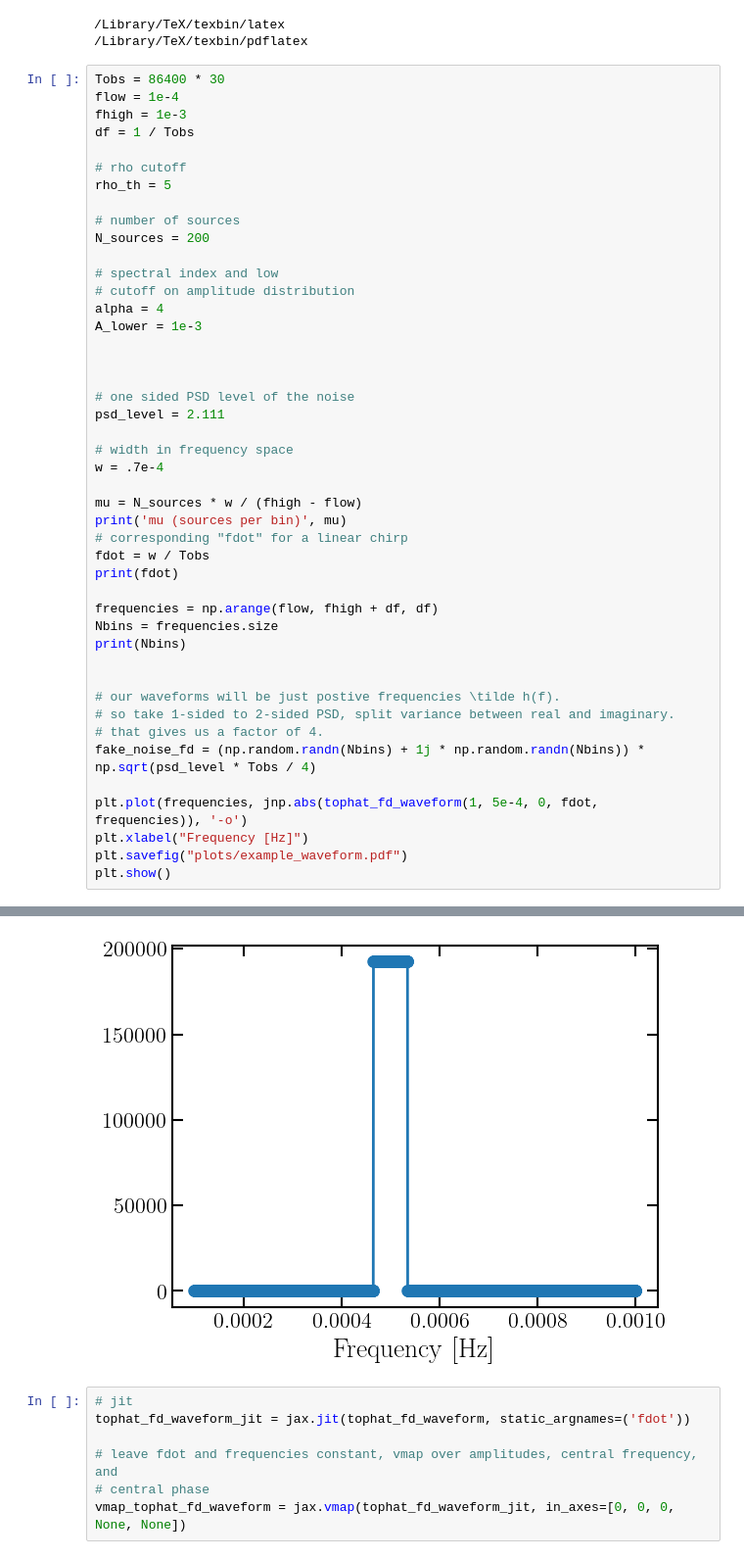
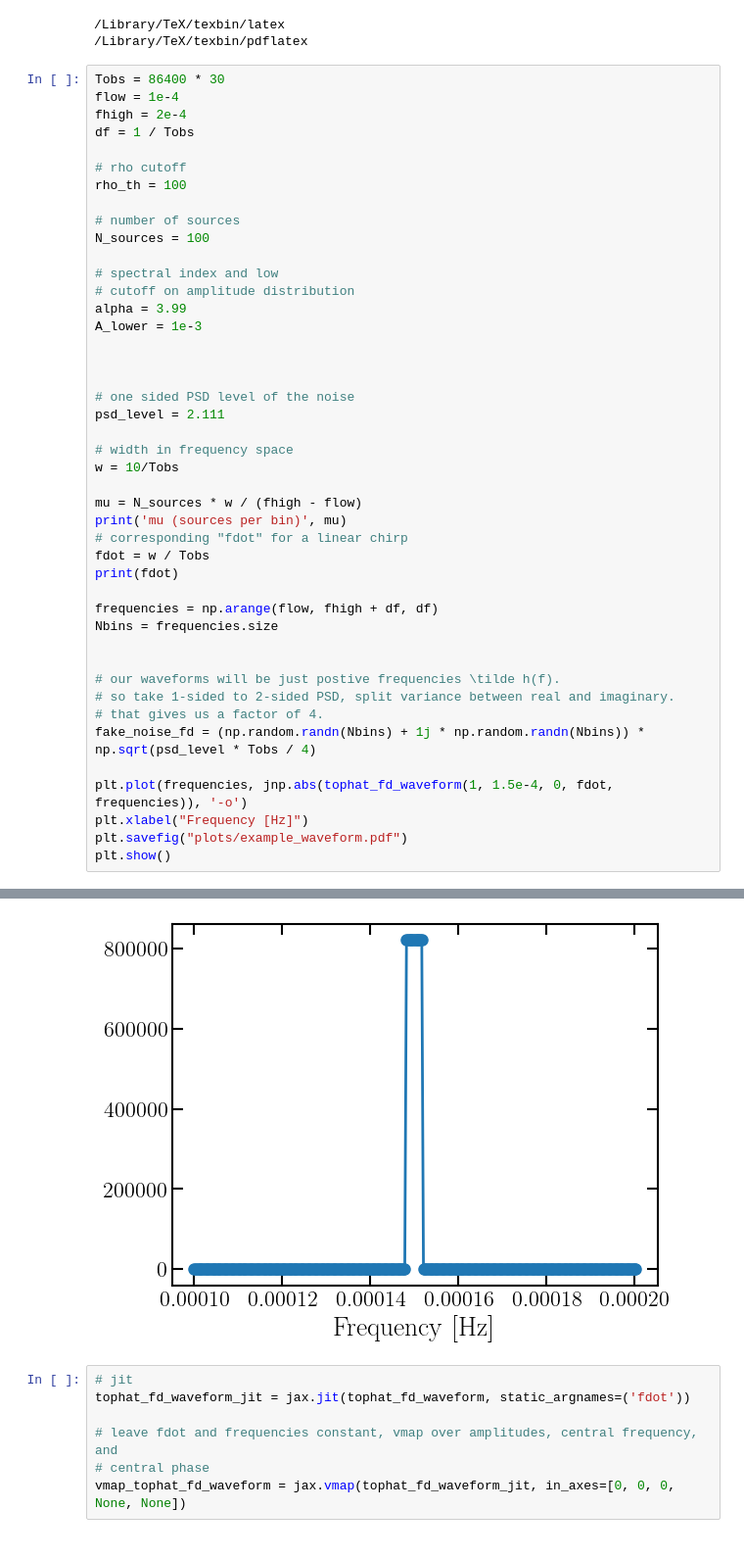
Before and after one commit to meyers-academic/gb_spike_slab, a Jupyter notebook: tophat_populations/top_hat_toy_model.ipynb, the cells around one changed output, grey strips where cells are left out. Shown at 98% size. Saved outputs shown, nothing was run; the diff lists cells and outputs as text.

```diff
--- a/tophat_populations/top_hat_toy_model.ipynb
+++ b/tophat_populations/top_hat_toy_model.ipynb
@@ -67,18 +67,18 @@ print(shutil.which('pdflatex'))
 # %%
 Tobs = 86400 * 30
 flow = 1e-4
-fhigh = 1e-3
+fhigh = 2e-4
 df = 1 / Tobs
 
 # rho cutoff
-rho_th = 5
+rho_th = 100
 
 # number of sources
-N_sources = 200
+N_sources = 100
 
 # spectral index and low
 # cutoff on amplitude distribution
-alpha = 4
+alpha = 3.99
 A_lower = 1e-3
 
 
@@ -87,7 +87,7 @@ A_lower = 1e-3
 psd_level = 2.111
 
 # width in frequency space
-w = .7e-4
+w = 10/Tobs
 
 mu = N_sources * w / (fhigh - flow)
 print('mu (sources per bin)', mu)
@@ -97,7 +97,6 @@ print(fdot)
 
 frequencies = np.arange(flow, fhigh + df, df)
 Nbins = frequencies.size
-print(Nbins)
 
 
 # our waveforms will be just postive frequencies \tilde h(f).
@@ -105,7 +104,7 @@ print(Nbins)
 # that gives us a factor of 4.
 fake_noise_fd = (np.random.randn(Nbins) + 1j * np.random.randn(Nbins)) * np.sqrt(psd_level * Tobs / 4)
 
-plt.plot(frequencies, jnp.abs(tophat_fd_waveform(1, 5e-4, 0, fdot, frequencies)), '-o')
+plt.plot(frequencies, jnp.abs(tophat_fd_waveform(1, 1.5e-4, 0, fdot, frequencies)), '-o')
 plt.xlabel("Frequency [Hz]")
 plt.savefig("plots/example_waveform.pdf")
 plt.show()
@@ -116,4 +114,4 @@ mu (sources per bin) 15.555555555555554
-[figure, old version]
+[figure, new version]
 # %%
 # jit
 tophat_fd_waveform_jit = jax.jit(tophat_fd_waveform, static_argnames=('fdot'))
```
Also changed, not shown: parts of 21 cells of this notebook, 36 other files.
